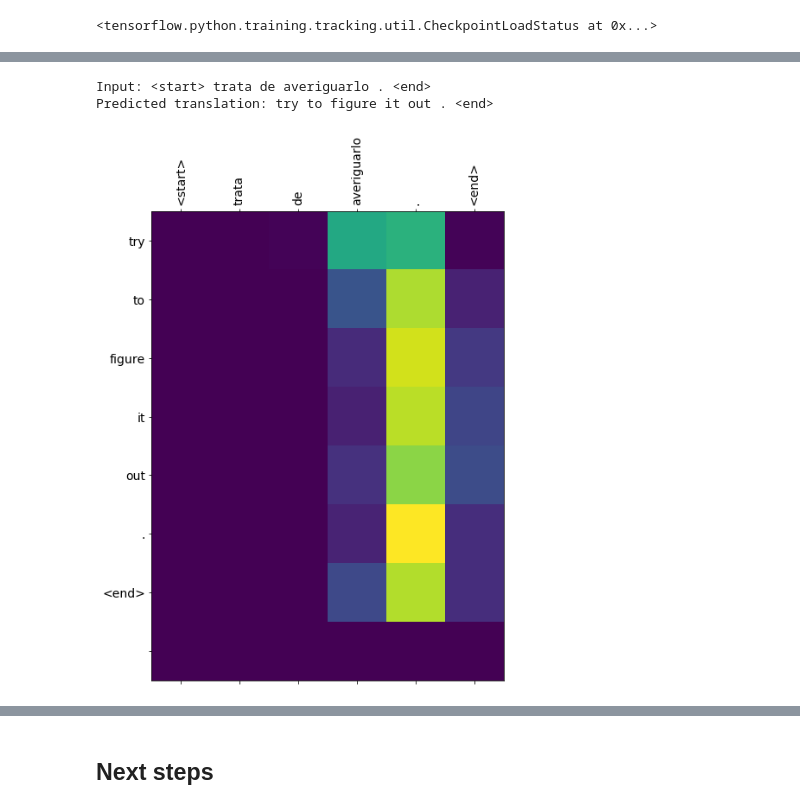
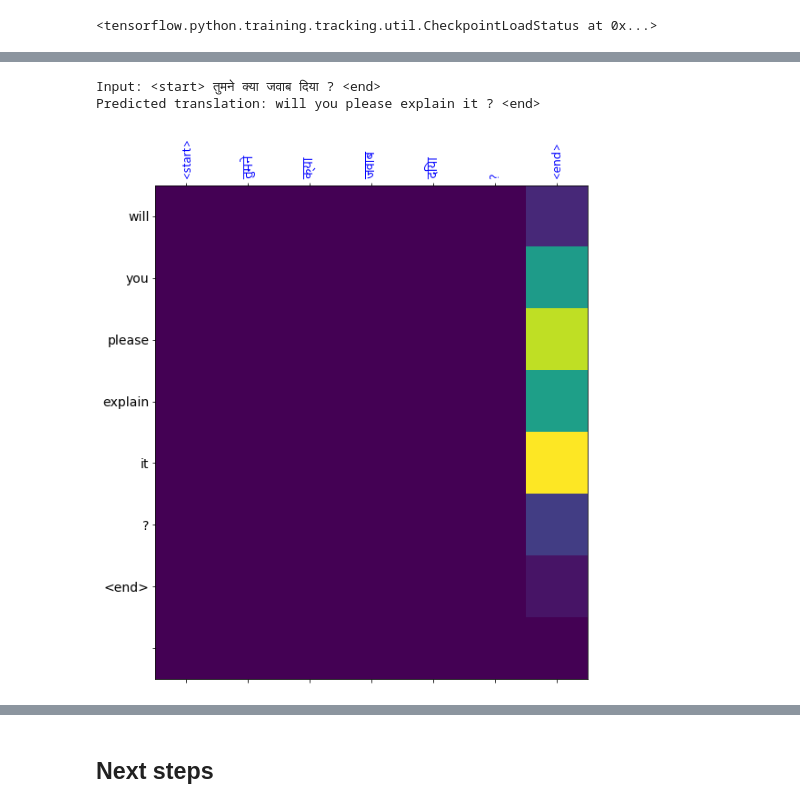
Before and after one commit to rahiakela/natural-language-processing-case-studies, a Jupyter notebook: neural_machine_translation_with_attention_for_english_hindi.ipynb, the cells around one changed output, grey strips where cells are left out. Saved outputs shown, nothing was run; the diff lists cells and outputs as text; code cells hidden in the pictures.

```diff
--- a/neural_machine_translation_with_attention_for_english_hindi.ipynb
+++ b/neural_machine_translation_with_attention_for_english_hindi.ipynb
@@ -208,7 +206,8 @@ Training on the complete dataset of >100,000 sentences will take a long time. To
 # %%
 # Try experimenting with the size of that dataset
-num_examples = 30000
+num_examples = None
 input_tensor, target_tensor, input_lang, target_lang = load_dataset(path_to_file, num_examples)
 
 # Calculate max_length of the target tensors
 max_length_target, max_length_input = max_length(target_tensor), max_length(input_tensor)
+print(max_length_target, max_length_input)
@@ -472,8 +497,10 @@ def train_step(inputs, targets, encoder_hidden):
 
   return batch_loss
 # %%
-EPOCHS = 10
+EPOCHS = 100
 
+epoch_list = []
+loss_list = []
 for epoch in range(EPOCHS):
   start = time.time()
   encoder_hidden = encoder.initialize_hidden_state()
@@ -489,6 +516,13 @@ for epoch in range(EPOCHS):
   if (epoch + 1) % 2 == 0:
     checkpoint.save(file_prefix=checkpoint_prefix)
 
-  print('Epoch {} Loss {:.4f}'.format(epoch + 1, total_loss / steps_per_epoch))
+  epochs = epoch + 1
+  losses = total_loss / steps_per_epoch
+
+  # storing for ploting
+  epoch_list.append(epochs)
+  loss_list.append(losses)
+
+  print('Epoch {} Loss {:.4f}'.format(epochs, losses))
   print(f'Time taken for 1 epoch {str(time.time() - start)} sec\n')
 # %% [output]
@@ -524,7 +571,7 @@ Note: The encoder output is calculated only once for one input.
 # %%
 def evaluate(sentence):
   attention_plot = np.zeros((max_length_target, max_length_input))
-  sentence = preprocess_sentence(sentence)
+  sentence = preprocess_sentence(sentence, lang='H')
 
   inputs = [input_lang.word_index[i] for i in sentence.split(' ')]
   inputs = tf.keras.preprocessing.sequence.pad_sequences([inputs], maxlen=max_length_input, padding='post')
@@ -556,6 +603,8 @@ def evaluate(sentence):
 
   return result, sentence, attention_plot
 # %%
+from matplotlib.font_manager import FontProperties
+
 # function for plotting the attention weights
 def plot_attention(attention, sentence, predicted_sentence):
   fig = plt.figure(figsize=(10, 10))
@@ -563,8 +612,9 @@ def plot_attention(attention, sentence, predicted_sentence):
   ax.matshow(attention, cmap='viridis')
 
   fontdict = {'fontsize': 14}
+  hindi_font = FontProperties(fname = 'nirmala.ttf')
 
-  ax.set_xticklabels([''] + sentence, fontdict=fontdict, rotation=90)
+  ax.set_xticklabels([''] + sentence, fontdict=fontdict, rotation=90, fontproperties=hindi_font, color='b')
   ax.set_yticklabels([''] + predicted_sentence, fontdict=fontdict)
 
   ax.xaxis.set_major_locator(ticker.MultipleLocator(1))
@@ -608,7 +658,7 @@ Predicted translation: are you still at home ? <end>
 # %%
 # wrong translation
-translate(u'trata de averiguarlo.')
+translate(u'तुमने क्या जवाब दिया?')
 # %% [output]
-Input: <start> trata de averiguarlo . <end>
-Predicted translation: try to figure it out . <end>
+Input: <start> तुमने क्या जवाब दिया ? <end>
+Predicted translation: will you please explain it ? <end>
-[figure, old version]
+[figure, new version]
```
Also changed, not shown: parts of 29 cells of this notebook.
